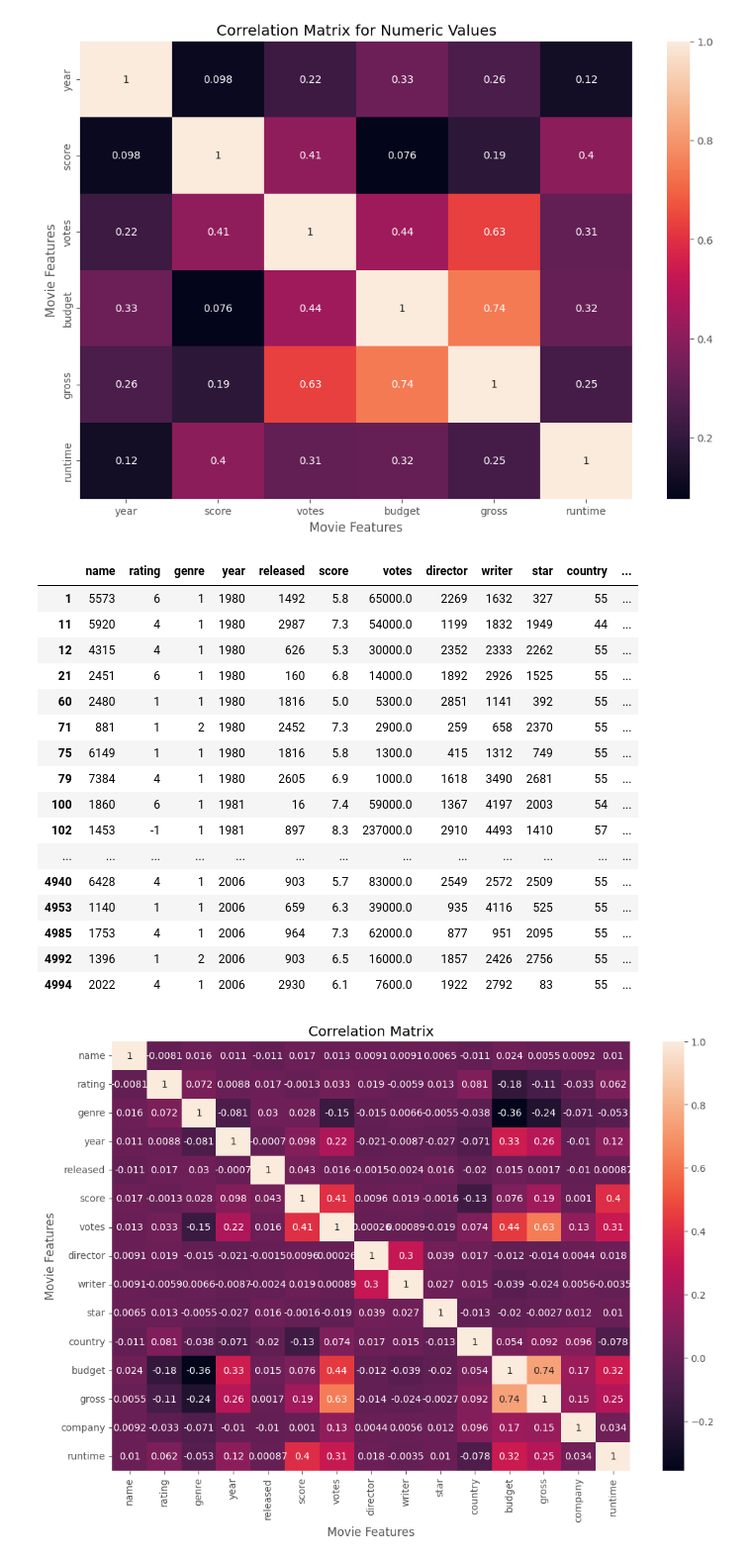
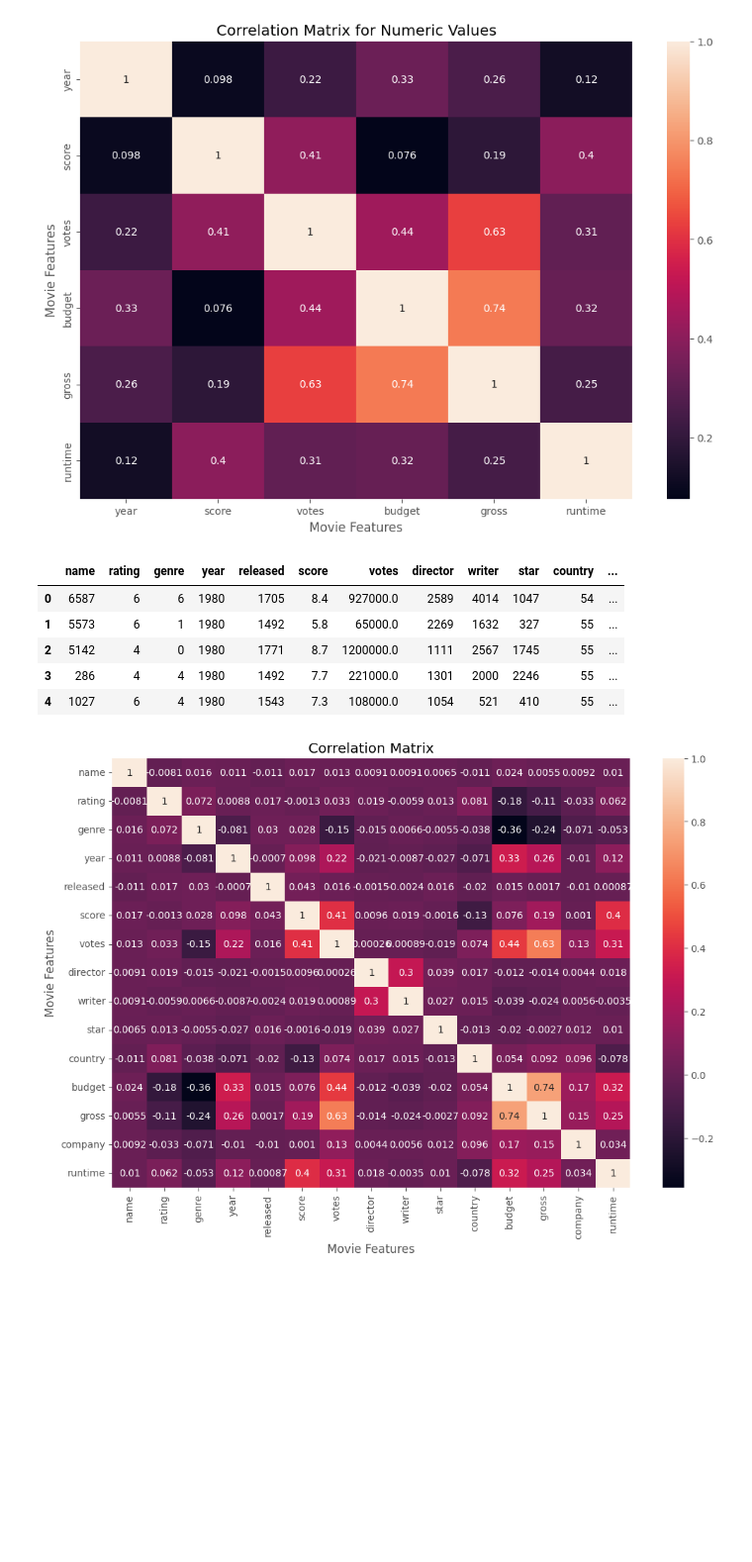
Before and after one commit to AHaphyzz/Data_Portfolio_Project, a Jupyter notebook: Movies_Correlation_Analysis_.ipynb, the cells around one changed output. Shown at 99% size. Saved outputs shown, nothing was run; the diff lists cells and outputs as text; code cells hidden in the pictures; blank space fills up the shorter version.

Commit message:
Modified to display minimized table

```diff
--- a/Movies_Correlation_Analysis_.ipynb
+++ b/Movies_Correlation_Analysis_.ipynb
@@ -170,31 +171,20 @@ plt.show()
 [figure]
 # %%
 # assigning values to columns, to evaluate more correlations
-df_numerized = df
+df_numerized = df.copy()
 for col in df_numerized.columns:
   if (df_numerized[col].dtype == 'object'):
     df_numerized[col] = df_numerized[col].astype('category')
     df_numerized[col] = df_numerized[col].cat.codes
 
-df_numerized
+df_numerized.head()
 # %% [output]
 |  | name | rating | genre | year | released | score | votes | director | writer | star | country | ... |
+| 0 | 6587 | 6 | 6 | 1980 | 1705 | 8.4 | 927000.0 | 2589 | 4014 | 1047 | 54 | ... |
 | 1 | 5573 | 6 | 1 | 1980 | 1492 | 5.8 | 65000.0 | 2269 | 1632 | 327 | 55 | ... |
-| 11 | 5920 | 4 | 1 | 1980 | 2987 | 7.3 | 54000.0 | 1199 | 1832 | 1949 | 44 | ... |
-| 12 | 4315 | 4 | 1 | 1980 | 626 | 5.3 | 30000.0 | 2352 | 2333 | 2262 | 55 | ... |
-| 21 | 2451 | 6 | 1 | 1980 | 160 | 6.8 | 14000.0 | 1892 | 2926 | 1525 | 55 | ... |
-| 60 | 2480 | 1 | 1 | 1980 | 1816 | 5.0 | 5300.0 | 2851 | 1141 | 392 | 55 | ... |
-| 71 | 881 | 1 | 2 | 1980 | 2452 | 7.3 | 2900.0 | 259 | 658 | 2370 | 55 | ... |
-| 75 | 6149 | 1 | 1 | 1980 | 1816 | 5.8 | 1300.0 | 415 | 1312 | 749 | 55 | ... |
-| 79 | 7384 | 4 | 1 | 1980 | 2605 | 6.9 | 1000.0 | 1618 | 3490 | 2681 | 55 | ... |
-| 100 | 1860 | 6 | 1 | 1981 | 16 | 7.4 | 59000.0 | 1367 | 4197 | 2003 | 54 | ... |
-| 102 | 1453 | -1 | 1 | 1981 | 897 | 8.3 | 237000.0 | 2910 | 4493 | 1410 | 57 | ... |
-| ... | ... | ... | ... | ... | ... | ... | ... | ... | ... | ... | ... | ... |
-| 4940 | 6428 | 4 | 1 | 2006 | 903 | 5.7 | 83000.0 | 2549 | 2572 | 2509 | 55 | ... |
-| 4953 | 1140 | 1 | 1 | 2006 | 659 | 6.3 | 39000.0 | 935 | 4116 | 525 | 55 | ... |
-| 4985 | 1753 | 4 | 1 | 2006 | 964 | 7.3 | 62000.0 | 877 | 951 | 2095 | 55 | ... |
-| 4992 | 1396 | 1 | 2 | 2006 | 903 | 6.5 | 16000.0 | 1857 | 2426 | 2756 | 55 | ... |
-| 4994 | 2022 | 4 | 1 | 2006 | 2930 | 6.1 | 7600.0 | 1922 | 2792 | 83 | 55 | ... |
+| 2 | 5142 | 4 | 0 | 1980 | 1771 | 8.7 | 1200000.0 | 1111 | 2567 | 1745 | 55 | ... |
+| 3 | 286 | 4 | 4 | 1980 | 1492 | 7.7 | 221000.0 | 1301 | 2000 | 2246 | 55 | ... |
+| 4 | 1027 | 6 | 4 | 1980 | 1543 | 7.3 | 108000.0 | 1054 | 521 | 410 | 55 | ... |
 # %%
 # correlation matrix  - High correlation is associated with color brightness
 corr_matrix = df_numerized.corr()
```
Also changed, not shown: parts of 1 cell of this notebook.
